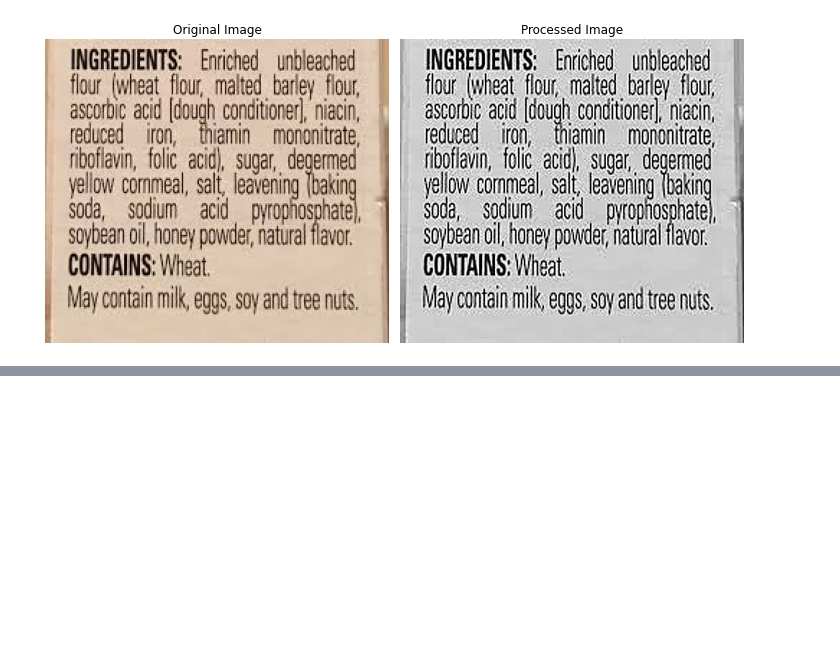
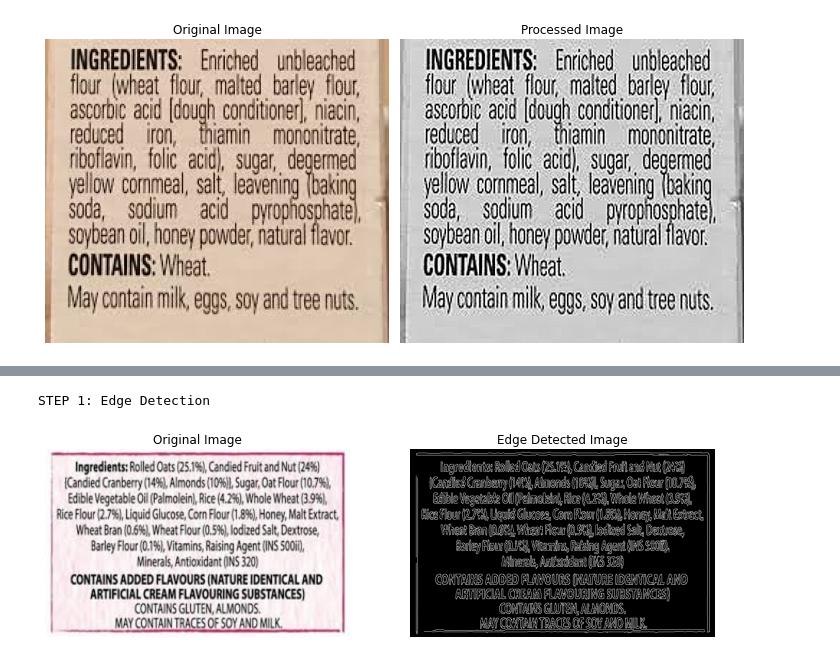
Before and after one commit to thekeya/Food-Nutrient-Analyser, a Jupyter notebook: code file.ipynb, the cells around one changed output, grey strips where cells are left out. Cells and saved outputs as stored; diff of their text form; code cells hidden in the pictures; blank space fills up the shorter version.

```diff
--- a/code file.ipynb
+++ b/code file.ipynb
@@ -496,0 +669,42 @@ plt.show()
+# %%
+import numpy as np
+import cv2
+import imutils
+from skimage.filters import threshold_local
+import matplotlib.pyplot as plt
+
+# Manually set the path to the image
+image_path = "img2.jpg"
+
+# Load the image and compute the ratio of the old height
+image = cv2.imread(image_path)
+ratio = image.shape[0] / 500.0
+orig = image.copy()
+image = imutils.resize(image, height=500)
+
+# Convert the image to grayscale, blur it, and find edges
+gray = cv2.cvtColor(image, cv2.COLOR_BGR2GRAY)
+gray = cv2.GaussianBlur(gray, (5, 5), 0)
+edged = cv2.Canny(gray, 75, 200)
+
+# Show the original image and the edge-detected image using matplotlib
+print("STEP 1: Edge Detection")
+
+# Create a plot to display the images
+fig, ax = plt.subplots(1, 2, figsize=(12, 6))
+
+# Original image
+ax[0].imshow(cv2.cvtColor(image, cv2.COLOR_BGR2RGB))
+ax[0].set_title('Original Image')
+ax[0].axis('off')
+
+# Edge-detected image
+ax[1].imshow(edged, cmap='gray')
+ax[1].set_title('Edge Detected Image')
+ax[1].axis('off')
+
+# Show the plot
+plt.show()
+# %% [output]
+STEP 1: Edge Detection
+[figure, added]
```
Also changed, not shown: parts of 13 cells of this notebook.
